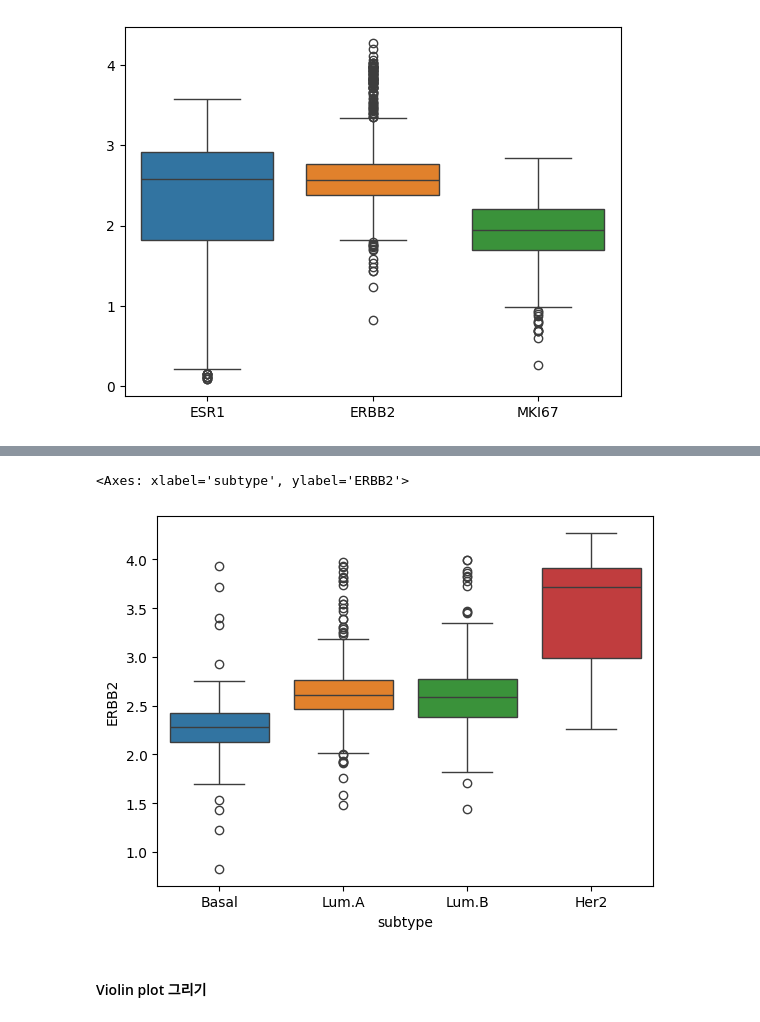
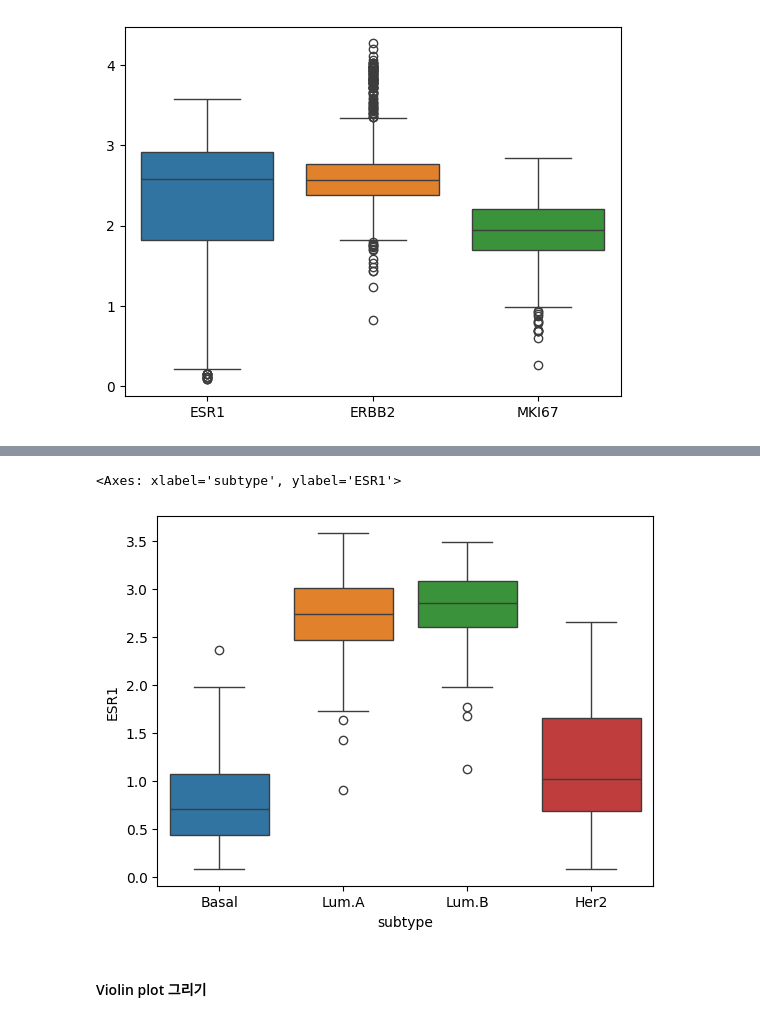
Before and after one commit to hjk9655/health-checkup-analysis, a Jupyter notebook: Notebooks/bio_bigdata_workshop_1A_python_pandas_visualization_practice.ipynb, the cells around one changed output, grey strips where cells are left out. Saved outputs shown, nothing was run; the diff lists cells and outputs as text; code cells hidden in the pictures.

```diff
--- a/Notebooks/bio_bigdata_workshop_1A_python_pandas_visualization_practice.ipynb
+++ b/Notebooks/bio_bigdata_workshop_1A_python_pandas_visualization_practice.ipynb
@@ -736,8 +876,8 @@ sns.boxplot(data = df.iloc[:,:3])
 # %%
-sns.boxplot(data = df, y = 'ERBB2', x = 'subtype', hue = 'subtype')
+sns.boxplot(data = df, y = 'ESR1', x = 'subtype', hue = 'subtype')
 # %% [output]
-<Axes: xlabel='subtype', ylabel='ERBB2'>
+<Axes: xlabel='subtype', ylabel='ESR1'>
-[figure, old version]
+[figure, new version]
 # %% [markdown]
 #### Violin plot 그리기
 # %%
```
Also changed, not shown: parts of 14 cells of this notebook.
